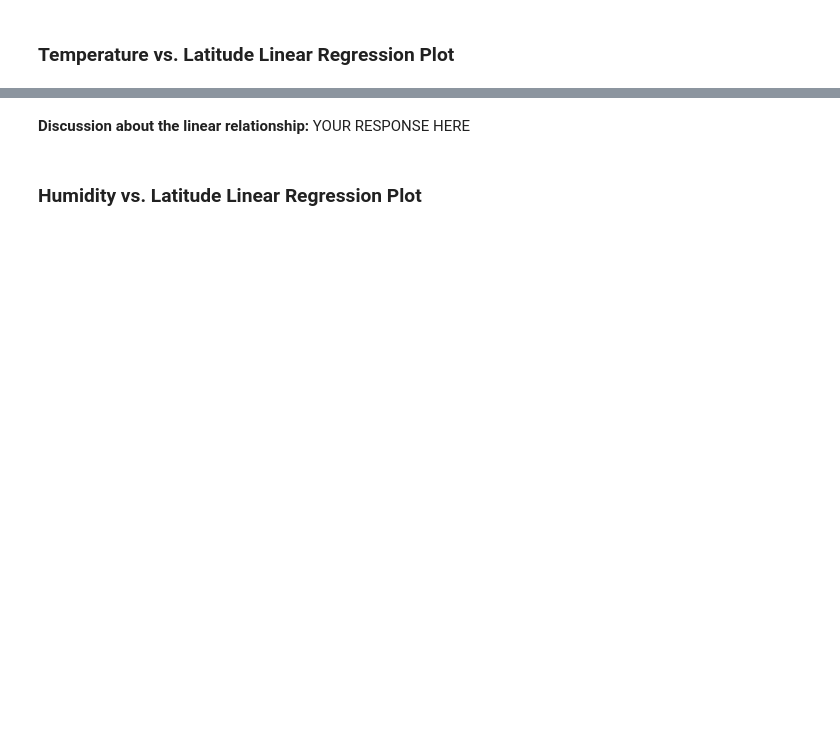
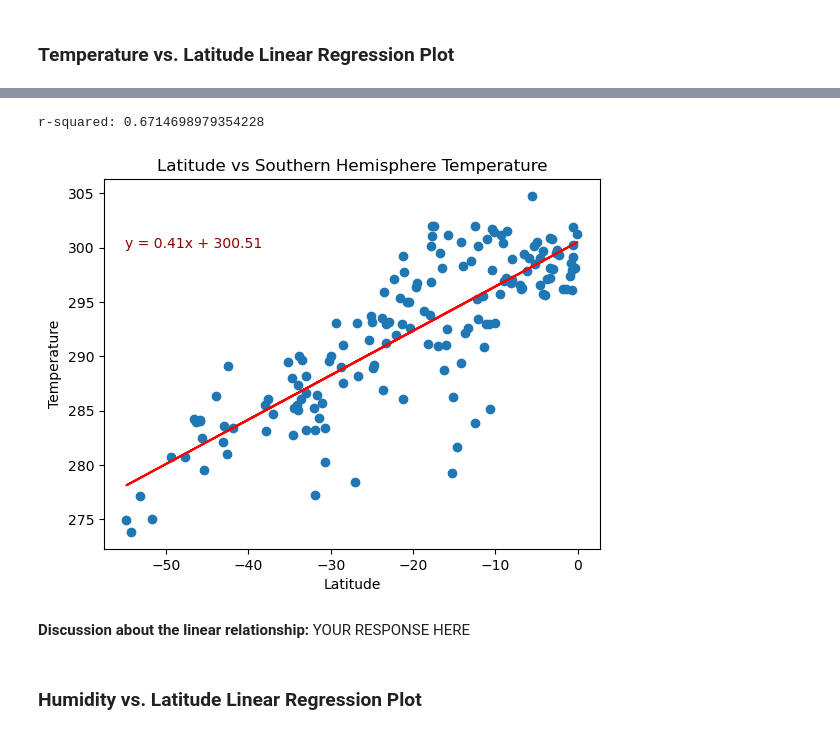
Before and after one commit to eric-blanchard/python-api-challenge, a Jupyter notebook: WeatherPy/WeatherPy.ipynb, the cells around one changed output, grey strips where cells are left out. Saved outputs shown, nothing was run; the diff lists cells and outputs as text; code cells hidden in the pictures; blank space fills up the shorter version.

```diff
--- a/WeatherPy/WeatherPy.ipynb
+++ b/WeatherPy/WeatherPy.ipynb
@@ -367,3 +361,15 @@ The r-value is: 0.4121057168607245
+# %%
+# Linear regression on Southern Hemisphere
+south_lat = southern_hemi_df["Lat"]
+south_temp = southern_hemi_df["Max Temp"]
+
+south_lat.reset_index(drop=True, inplace=True)
+south_temp.reset_index(drop=True, inplace=True)
+
+plot_linregress(south_lat, south_temp, "Temperature", "South", (-55, 300))
+# %% [output]
+r-squared: 0.6714698979354228
+[figure, added]
 # %% [markdown]
 **Discussion about the linear relationship:** YOUR RESPONSE HERE
 # %% [markdown]
```
Also changed, not shown: parts of 30 cells of this notebook, 13 other files.
